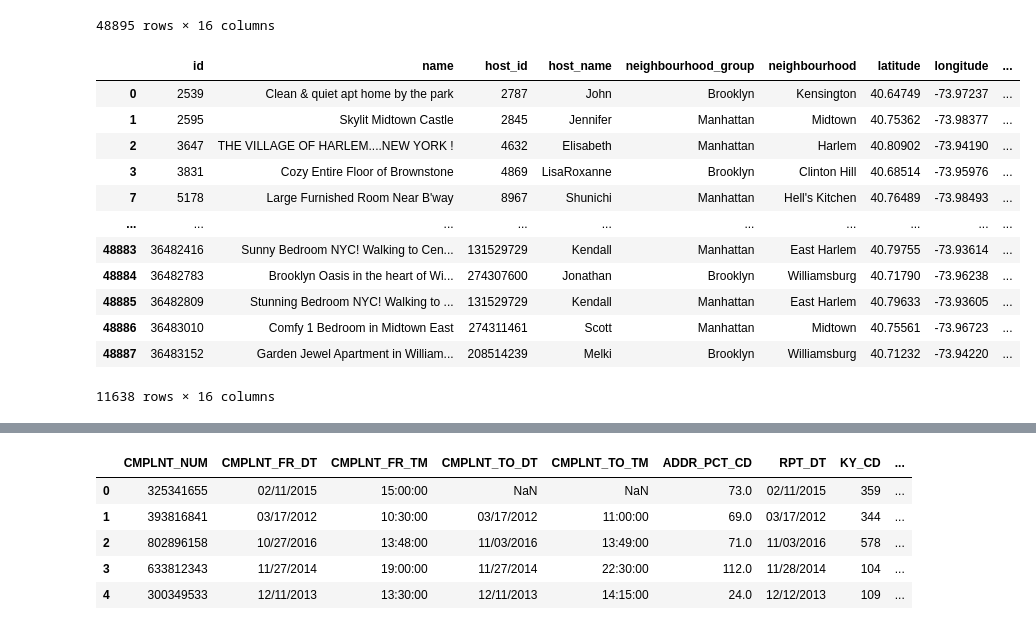
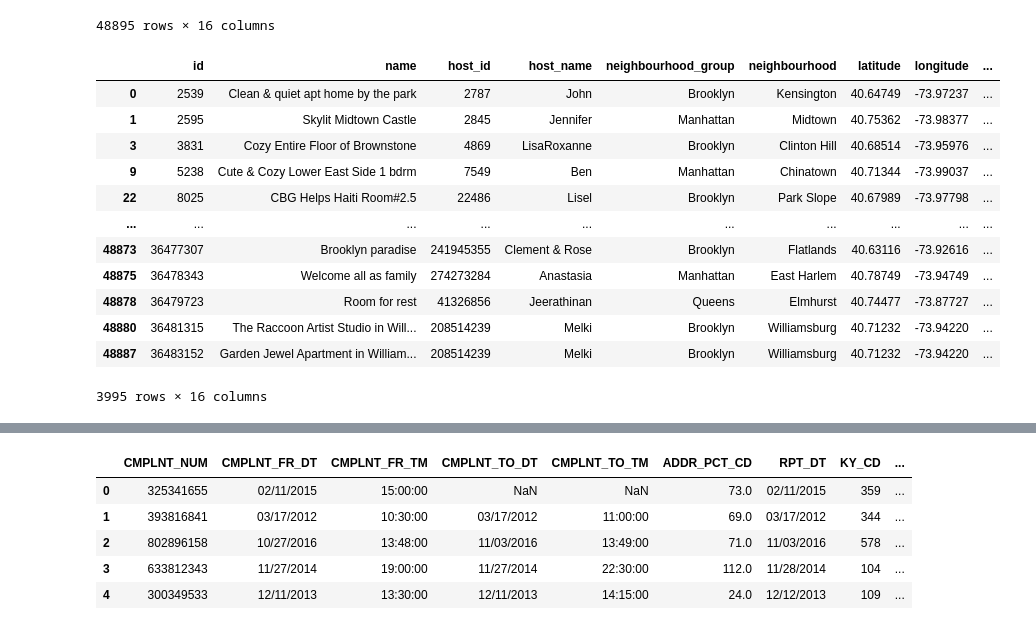
Before and after one commit to ehvandervorst/project-2, a Jupyter notebook: jeremy_folder/crime_and_airbnb/static/data/convert to json.ipynb, the cells around one changed output, grey strips where cells are left out. Cells and saved outputs as stored; diff of their text form; code cells hidden in the pictures.

```diff
--- a/jeremy_folder/crime_and_airbnb/static/data/convert to json.ipynb
+++ b/jeremy_folder/crime_and_airbnb/static/data/convert to json.ipynb
@@ -19,22 +19,22 @@ air_bnb_data
 | 48894 | 36487245 | Trendy duplex in the very heart o... | 68119814 | Christophe | Manhattan | Hell's Kitchen | 40.76404 | -73.98933 | ... |
 48895 rows × 16 columns
 # %%
-air_bnb_df = air_bnb_data[(air_bnb_data["minimum_nights"] <= 7) & (air_bnb_data["availability_365"] >= 170)]
+air_bnb_df = air_bnb_data[(air_bnb_data["minimum_nights"] == 1) & (air_bnb_data["availability_365"] >= 170)]
 air_bnb_df
 # %% [output]
 |  | id | name | host_id | host_name | neighbourhood_group | neighbourhood | latitude | longitude | ... |
 | 0 | 2539 | Clean & quiet apt home by the park | 2787 | John | Brooklyn | Kensington | 40.64749 | -73.97237 | ... |
 | 1 | 2595 | Skylit Midtown Castle | 2845 | Jennifer | Manhattan | Midtown | 40.75362 | -73.98377 | ... |
-| 2 | 3647 | THE VILLAGE OF HARLEM....NEW YORK ! | 4632 | Elisabeth | Manhattan | Harlem | 40.80902 | -73.94190 | ... |
 | 3 | 3831 | Cozy Entire Floor of Brownstone | 4869 | LisaRoxanne | Brooklyn | Clinton Hill | 40.68514 | -73.95976 | ... |
-| 7 | 5178 | Large Furnished Room Near B'way | 8967 | Shunichi | Manhattan | Hell's Kitchen | 40.76489 | -73.98493 | ... |
+| 9 | 5238 | Cute & Cozy Lower East Side 1 bdrm | 7549 | Ben | Manhattan | Chinatown | 40.71344 | -73.99037 | ... |
+| 22 | 8025 | CBG Helps Haiti Room#2.5 | 22486 | Lisel | Brooklyn | Park Slope | 40.67989 | -73.97798 | ... |
 | ... | ... | ... | ... | ... | ... | ... | ... | ... | ... |
-| 48883 | 36482416 | Sunny Bedroom NYC! Walking to Cen... | 131529729 | Kendall | Manhattan | East Harlem | 40.79755 | -73.93614 | ... |
-| 48884 | 36482783 | Brooklyn Oasis in the heart of Wi... | 274307600 | Jonathan | Brooklyn | Williamsburg | 40.71790 | -73.96238 | ... |
-| 48885 | 36482809 | Stunning Bedroom NYC! Walking to ... | 131529729 | Kendall | Manhattan | East Harlem | 40.79633 | -73.93605 | ... |
-| 48886 | 36483010 | Comfy 1 Bedroom in Midtown East | 274311461 | Scott | Manhattan | Midtown | 40.75561 | -73.96723 | ... |
+| 48873 | 36477307 | Brooklyn paradise | 241945355 | Clement & Rose | Brooklyn | Flatlands | 40.63116 | -73.92616 | ... |
+| 48875 | 36478343 | Welcome all as family | 274273284 | Anastasia | Manhattan | East Harlem | 40.78749 | -73.94749 | ... |
+| 48878 | 36479723 | Room for rest | 41326856 | Jeerathinan | Queens | Elmhurst | 40.74477 | -73.87727 | ... |
+| 48880 | 36481315 | The Raccoon Artist Studio in Will... | 208514239 | Melki | Brooklyn | Williamsburg | 40.71232 | -73.94220 | ... |
 | 48887 | 36483152 | Garden Jewel Apartment in William... | 208514239 | Melki | Brooklyn | Williamsburg | 40.71232 | -73.94220 | ... |
-11638 rows × 16 columns
+3995 rows × 16 columns
 # %%
 air_bnb_df["number_of_reviews"].unique()
 # %% [output]
```
Also changed, not shown: parts of 3 cells of this notebook, 4 other files.
